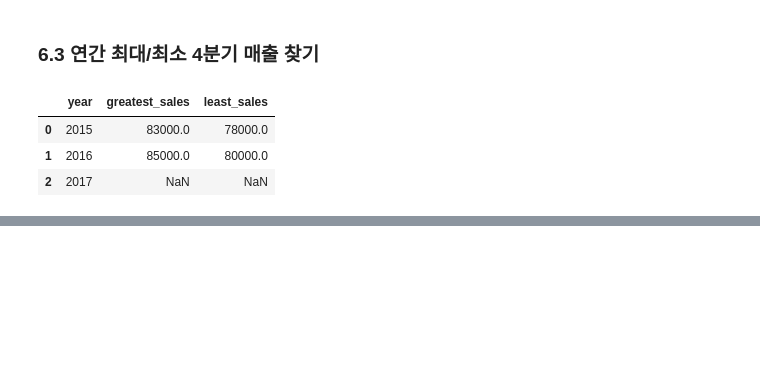
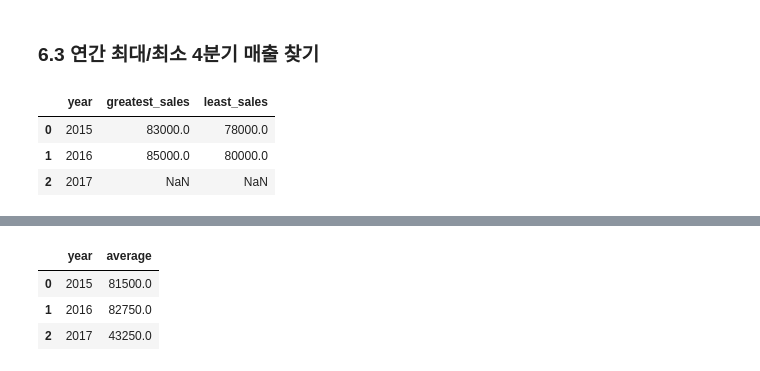
Before and after one commit to yhp2205/SQL, a Jupyter notebook: ch_6.ipynb, the cells around one changed output, grey strips where cells are left out. Cells and saved outputs as stored; diff of their text form; code cells hidden in the pictures; blank space fills up the shorter version.

```diff
--- a/ch_6.ipynb
+++ b/ch_6.ipynb
@@ -119,0 +144,16 @@ ORDER BY
+# %%
+%%bigquery --project mygcpproject-340112
+SELECT
+    year
+  , (COALESCE(q1, 0) + COALESCE(q2, 0) + COALESCE(q3, 0) + COALESCE(q4, 0)) / 4
+    AS average
+FROM
+  sqldata.quarterly_sales
+ORDER BY
+  year
+;
+# %% [output]
+|  | year | average |
+| 0 | 2015 | 81500.0 |
+| 1 | 2016 | 82750.0 |
+| 2 | 2017 | 43250.0 |
```
Also changed, not shown: parts of 8 cells of this notebook.
